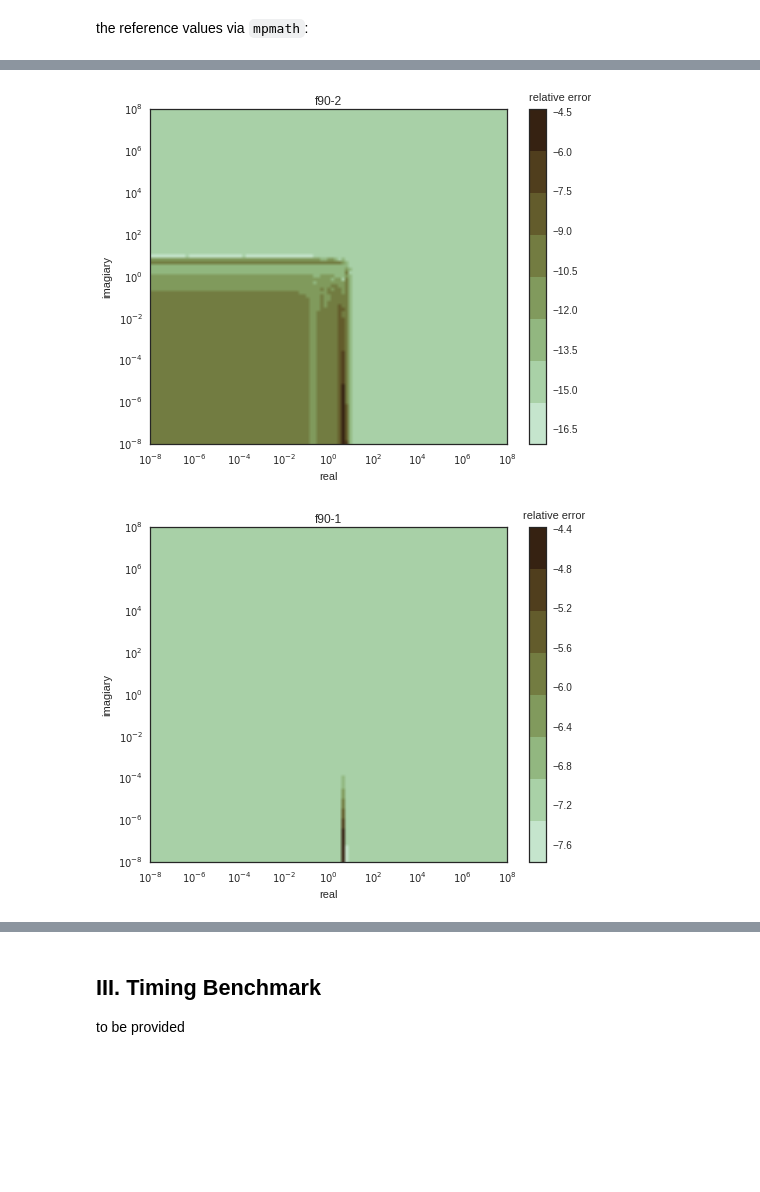
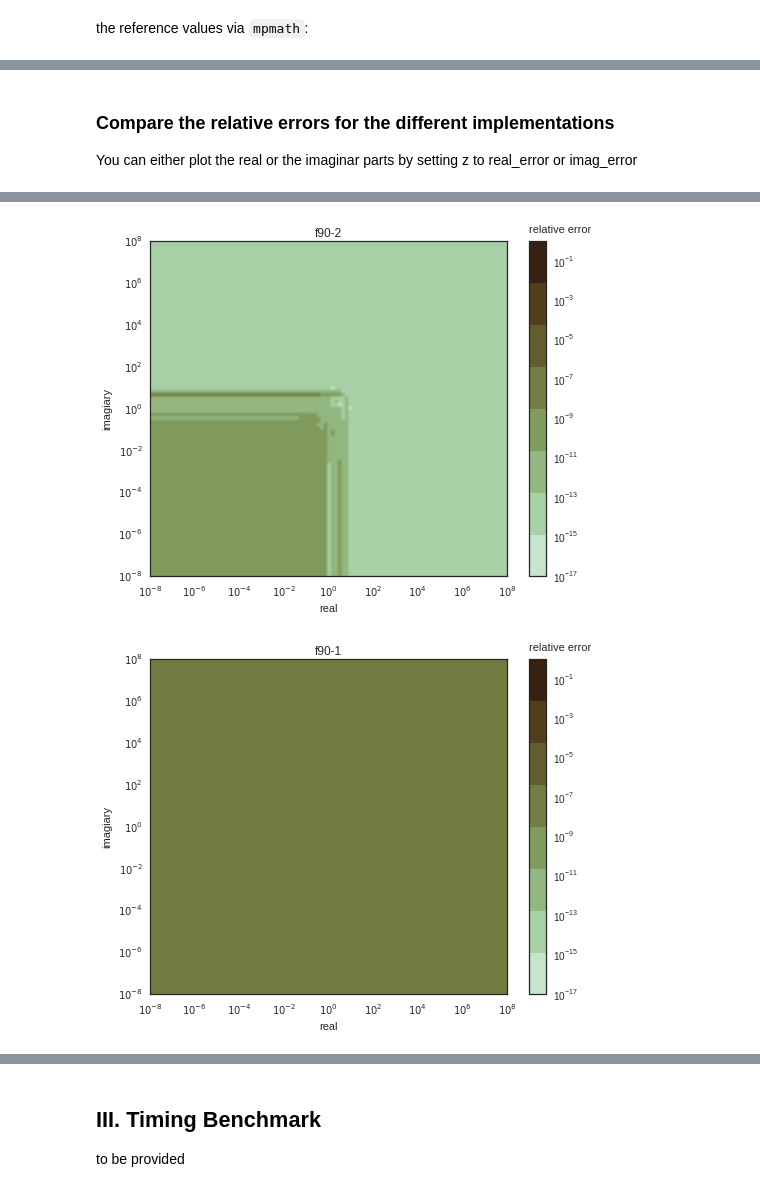
Before and after one commit to martinschwinzerl/faddeevas, a Jupyter notebook: benchmark.ipynb, the cells around one changed output, grey strips where cells are left out. Saved outputs shown, nothing was run; the diff lists cells and outputs as text; code cells hidden in the pictures; blank space fills up the shorter version.

```diff
--- a/benchmark.ipynb
+++ b/benchmark.ipynb
@@ -301,7 +304,7 @@ the reference values via `mpmath`:
 # %%
 wr_ref, wi_ref = wofz_impl['mp'](x, y)
 # %%
-def plot_image(x,y,z, title, unify=True):
+def plot_error(x,y,z, title, unify=True):
     fig, ax = plt.subplots(figsize=(8,6))
     if unify:
         z = np.clip(a=z, a_min=1e-17, a_max=1e0)
@@ -330,6 +333,7 @@ def plot_image(x,y,z, title, unify=True):
 test = True
 if test is True:
     wr, wi = wofz_impl['c'](x, y)
-    z = abs(wr - wr_ref)/wr_ref
-    fig, ax = plot_image(x,y,z, title='c',unify=True)
+    #z = abs(wr - wr_ref)/wr_ref
+    #z = abs(wi - wi_ref)/wi_ref
+    fig, ax = plot_error(x,y,z, title='c',unify=True)
 # %% [output]
@@ -337,6 +341,11 @@ if test is True:
+# %% [markdown]
+### Compare the relative errors for the different implementations
+You can either plot the real or the imaginar parts by setting z to real_error or imag_error
 # %%
 for implementation, function in wofz_impl.iteritems():
     wr, wi = function(x, y)
-    z = abs(wr - wr_ref)/wr_ref
-    plot_image(x,y,z, title=implementation, unify=False)
+    real_error = abs(wr - wr_ref)/wr_ref
+    imag_error = abs(wi - wi_ref)/wi_ref
+    z = imag_error
+    plot_error(x,y,z, title=implementation, unify=True)
 # %% [output]
@@ -346,2 +355,2 @@ for implementation, function in wofz_impl.iteritems():
-[figure, old version]
+[figure, new version]
-[figure, old version]
+[figure, new version]
```
Also changed, not shown: parts of 9 cells of this notebook.
